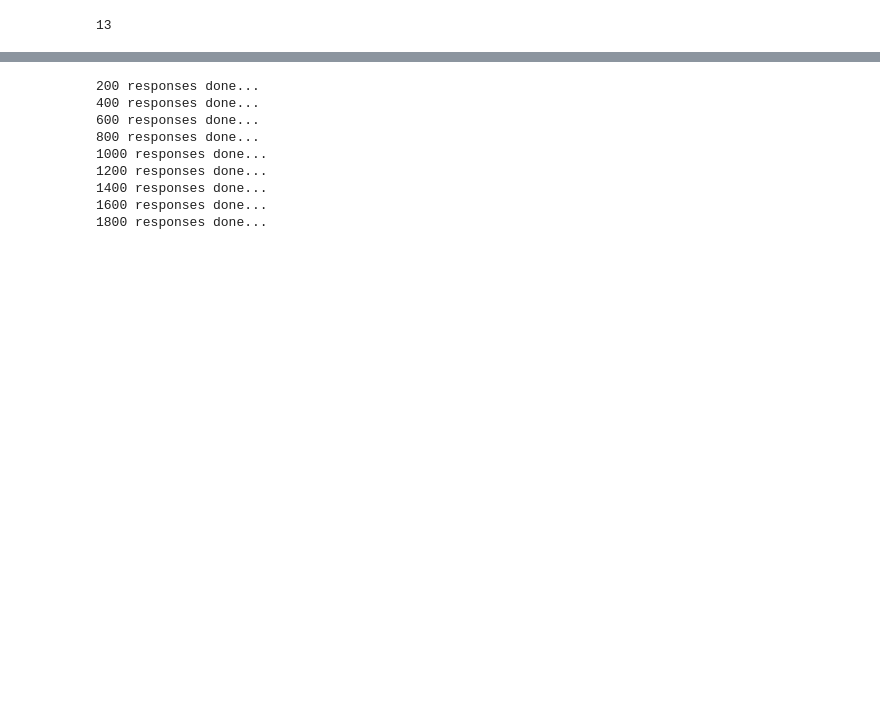
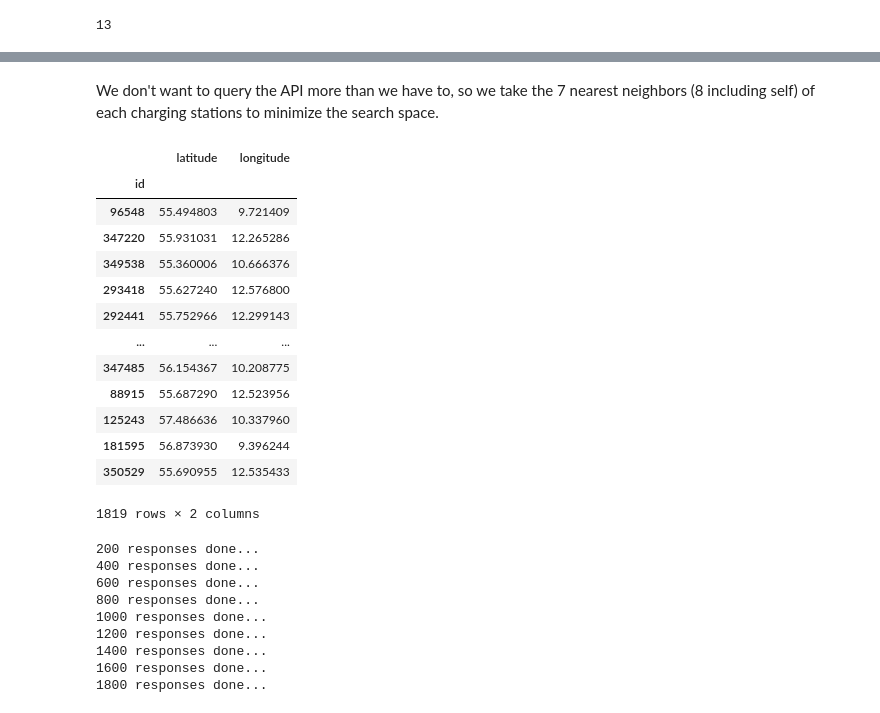
Before and after one commit to jacdals97/EV_Project, a Jupyter notebook: chargers/stander_data_generation.ipynb, the cells around one changed output, grey strips where cells are left out. Cells and saved outputs as stored; diff of their text form; code cells hidden in the pictures; blank space fills up the shorter version.

```diff
--- a/chargers/stander_data_generation.ipynb
+++ b/chargers/stander_data_generation.ipynb
@@ -55 +55,20 @@ df.head()
+# %% [markdown]
+We don't want to query the API more than we have to, so we take the 7 nearest neighbors (8 including self) of each charging stations to minimize the search space.
+# %%
+df.loc[:,["latitude","longitude"]]
+# %% [output]
+|  | latitude | longitude |
+| id |  |  |
+| 96548 | 55.494803 | 9.721409 |
+| 347220 | 55.931031 | 12.265286 |
+| 349538 | 55.360006 | 10.666376 |
+| 293418 | 55.627240 | 12.576800 |
+| 292441 | 55.752966 | 12.299143 |
+| ... | ... | ... |
+| 347485 | 56.154367 | 10.208775 |
+| 88915 | 55.687290 | 12.523956 |
+| 125243 | 57.486636 | 10.337960 |
+| 181595 | 56.873930 | 9.396244 |
+| 350529 | 55.690955 | 12.535433 |
+1819 rows × 2 columns
 # %%
```
Also changed, not shown: parts of 22 cells of this notebook.
